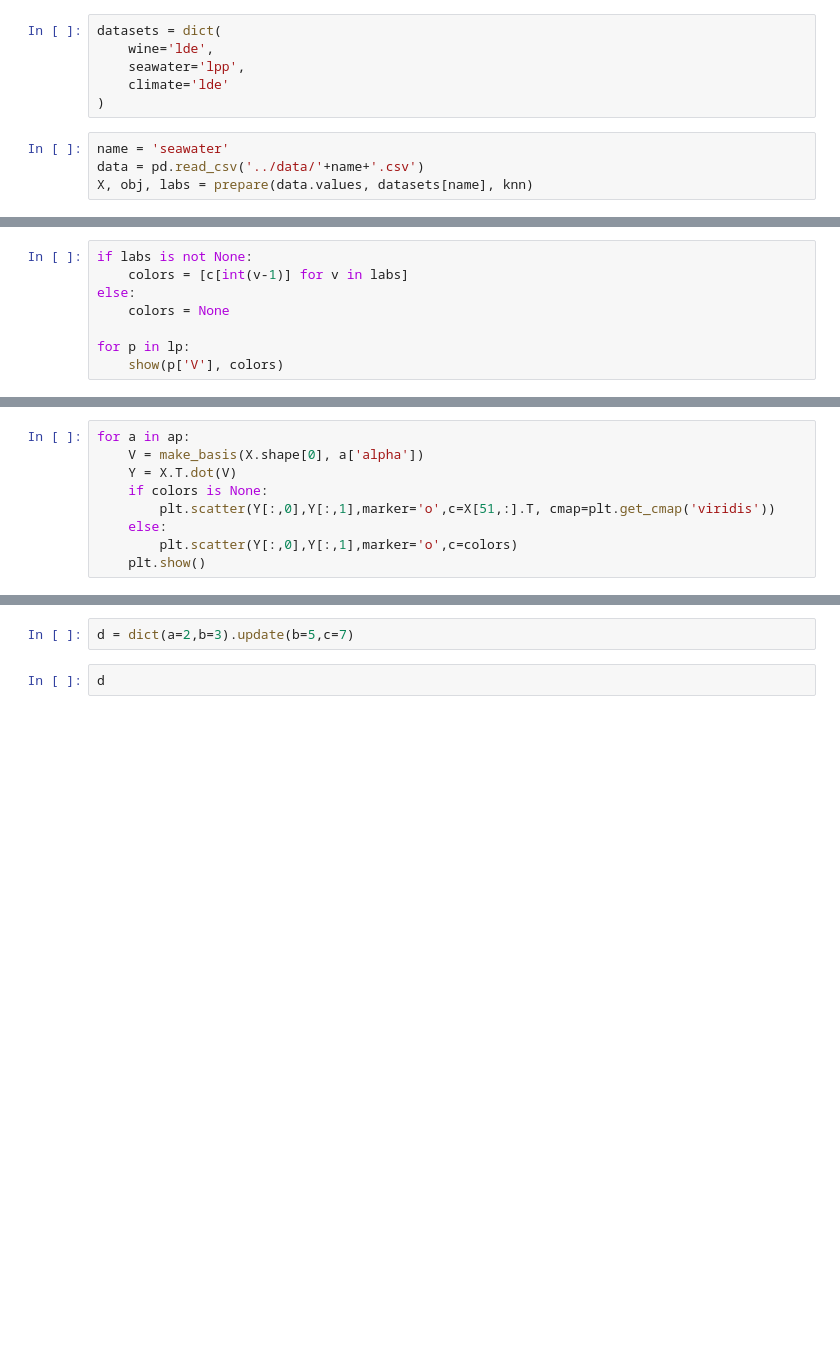
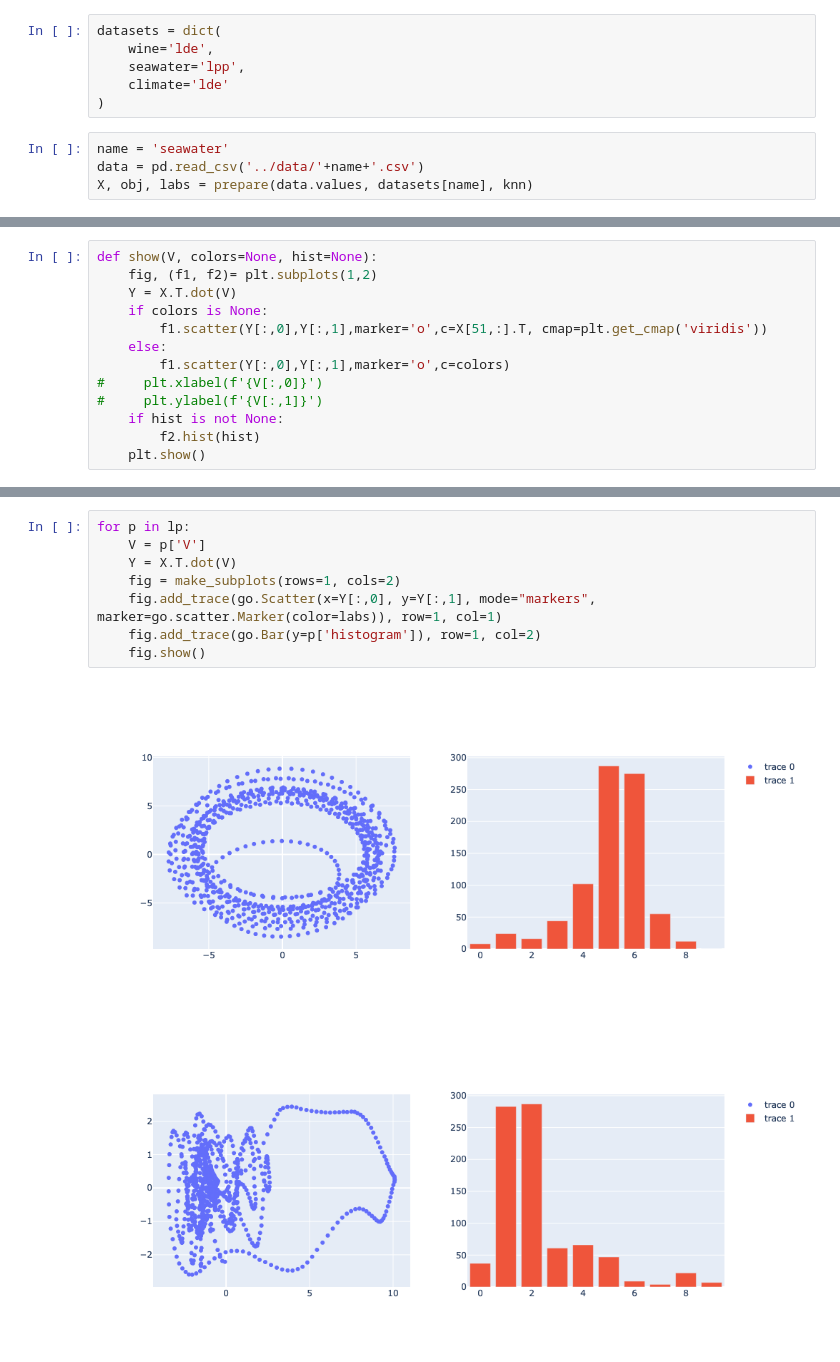
Before and after one commit to yarden-livnat/axisproj, a Jupyter notebook: examples/test.ipynb, the cells around one changed output, grey strips where cells are left out. Drawn from its saved outputs; the diff is of its cells as text; blank space fills up the shorter version.

```diff
--- a/examples/test.ipynb
+++ b/examples/test.ipynb
@@ -55,8 +70,0 @@ print(len(lp), len(ap))
-# %%
-if labs is not None:
-    colors = [c[int(v-1)] for v in labs]
-else:
-    colors = None
-
-for p in lp:
-    show(p['V'], colors)
@@ -72,9 +71,13 @@ for p in lp:
 # %%
-for a in ap:
-    V = make_basis(X.shape[0], a['alpha'])
+def show(V, colors=None, hist=None):
+    fig, (f1, f2)= plt.subplots(1,2)
     Y = X.T.dot(V)
     if colors is None:
-        plt.scatter(Y[:,0],Y[:,1],marker='o',c=X[51,:].T, cmap=plt.get_cmap('viridis'))
+        f1.scatter(Y[:,0],Y[:,1],marker='o',c=X[51,:].T, cmap=plt.get_cmap('viridis'))
     else:
-        plt.scatter(Y[:,0],Y[:,1],marker='o',c=colors)
+        f1.scatter(Y[:,0],Y[:,1],marker='o',c=colors)
+#     plt.xlabel(f'{V[:,0]}')
+#     plt.ylabel(f'{V[:,1]}')
+    if hist is not None:
+        f2.hist(hist)
     plt.show()
@@ -88,4 +84,11 @@ for a in ap:
-# %%
-d = dict(a=2,b=3).update(b=5,c=7)
-# %%
-d
+# %%
+for p in lp:
+    V = p['V']
+    Y = X.T.dot(V)
+    fig = make_subplots(rows=1, cols=2)
+    fig.add_trace(go.Scatter(x=Y[:,0], y=Y[:,1], mode="markers", marker=go.scatter.Marker(color=labs)), row=1, col=1)
+    fig.add_trace(go.Bar(y=p['histogram']), row=1, col=2)
+    fig.show()
+# %% [output]
+[figure, added]
+[figure, added]
```
Also changed, not shown: parts of 8 cells of this notebook, 1 other file.
